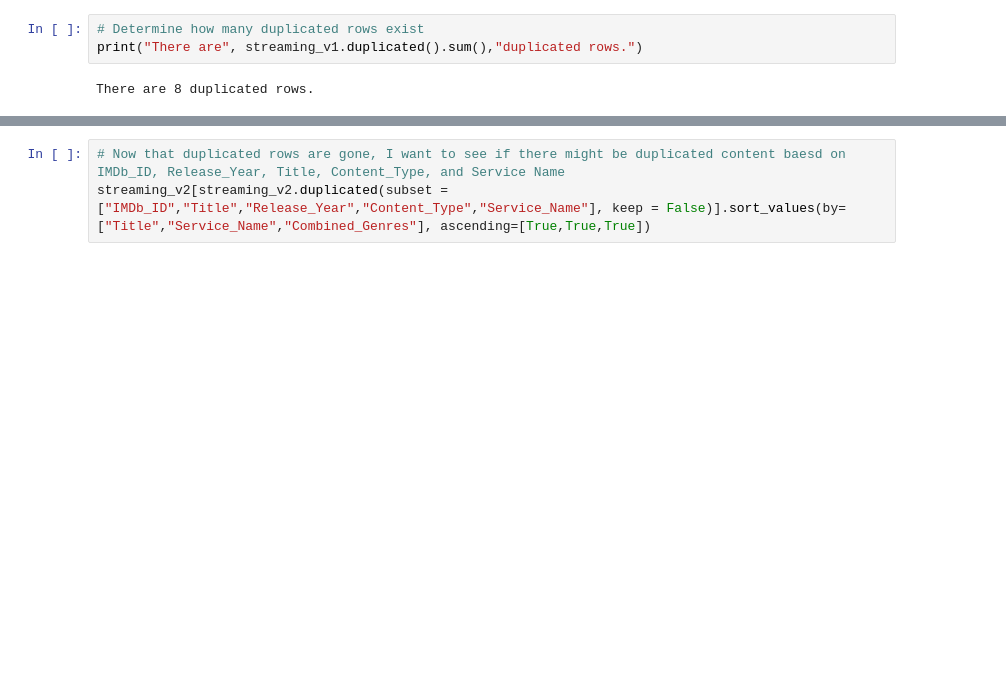
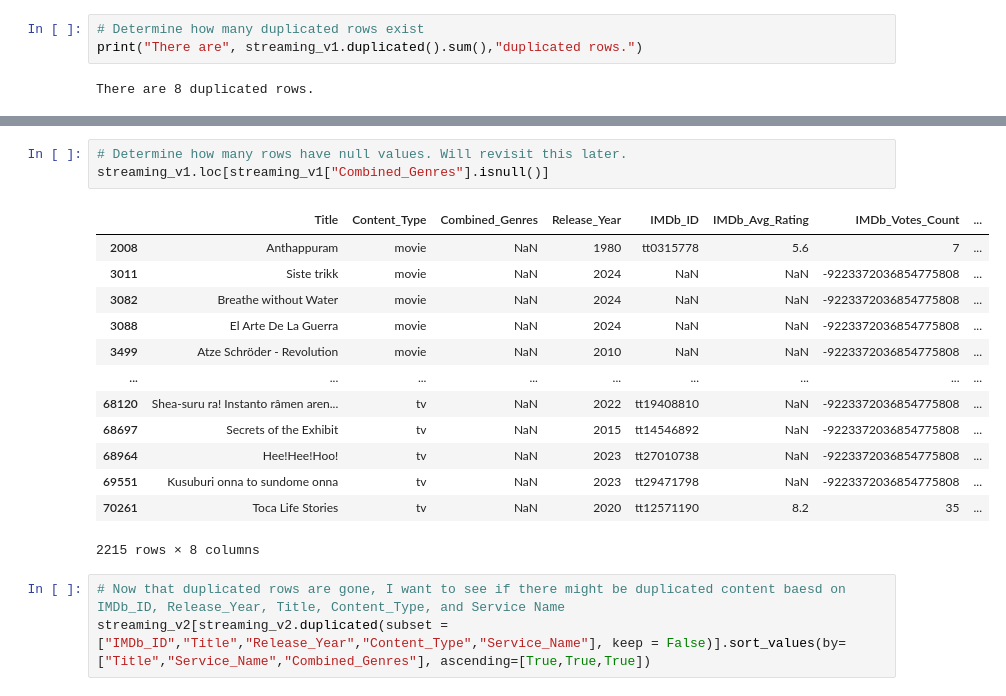
Before and after one commit to rkynhoff/Streaming_Service_Comparisons, a Jupyter notebook: STRM_SERV_COMP_V2.ipynb, the cells around one changed output, grey strips where cells are left out. Cells and saved outputs as stored; diff of their text form; blank space fills up the shorter version.

```diff
--- a/STRM_SERV_COMP_V2.ipynb
+++ b/STRM_SERV_COMP_V2.ipynb
@@ -291,3 +318,20 @@ streaming_v2 = streaming_v1.drop_duplicates()
+# %%
+# Determine how many rows have null values. Will revisit this later.
+streaming_v1.loc[streaming_v1["Combined_Genres"].isnull()]
+# %% [output]
+|  | Title | Content_Type | Combined_Genres | Release_Year | IMDb_ID | IMDb_Avg_Rating | IMDb_Votes_Count | ... |
+| 2008 | Anthappuram | movie | NaN | 1980 | tt0315778 | 5.6 | 7 | ... |
+| 3011 | Siste trikk | movie | NaN | 2024 | NaN | NaN | -9223372036854775808 | ... |
+| 3082 | Breathe without Water | movie | NaN | 2024 | NaN | NaN | -9223372036854775808 | ... |
+| 3088 | El Arte De La Guerra | movie | NaN | 2024 | NaN | NaN | -9223372036854775808 | ... |
+| 3499 | Atze Schröder - Revolution | movie | NaN | 2010 | NaN | NaN | -9223372036854775808 | ... |
+| ... | ... | ... | ... | ... | ... | ... | ... | ... |
+| 68120 | Shea-suru ra! Instanto râmen aren... | tv | NaN | 2022 | tt19408810 | NaN | -9223372036854775808 | ... |
+| 68697 | Secrets of the Exhibit | tv | NaN | 2015 | tt14546892 | NaN | -9223372036854775808 | ... |
+| 68964 | Hee!Hee!Hoo! | tv | NaN | 2023 | tt27010738 | NaN | -9223372036854775808 | ... |
+| 69551 | Kusuburi onna to sundome onna | tv | NaN | 2023 | tt29471798 | NaN | -9223372036854775808 | ... |
+| 70261 | Toca Life Stories | tv | NaN | 2020 | tt12571190 | 8.2 | 35 | ... |
+2215 rows × 8 columns
 # %%
 # Now that duplicated rows are gone, I want to see if there might be duplicated content baesd on IMDb_ID, Release_Year, Title, Content_Type, and Service Name
 streaming_v2[streaming_v2.duplicated(subset = ["IMDb_ID","Title","Release_Year","Content_Type","Service_Name"], keep = False)].sort_values(by=["Title","Service_Name","Combined_Genres"], ascending=[True,True,True])
```
Also changed, not shown: parts of 17 cells of this notebook, 1 other file.
